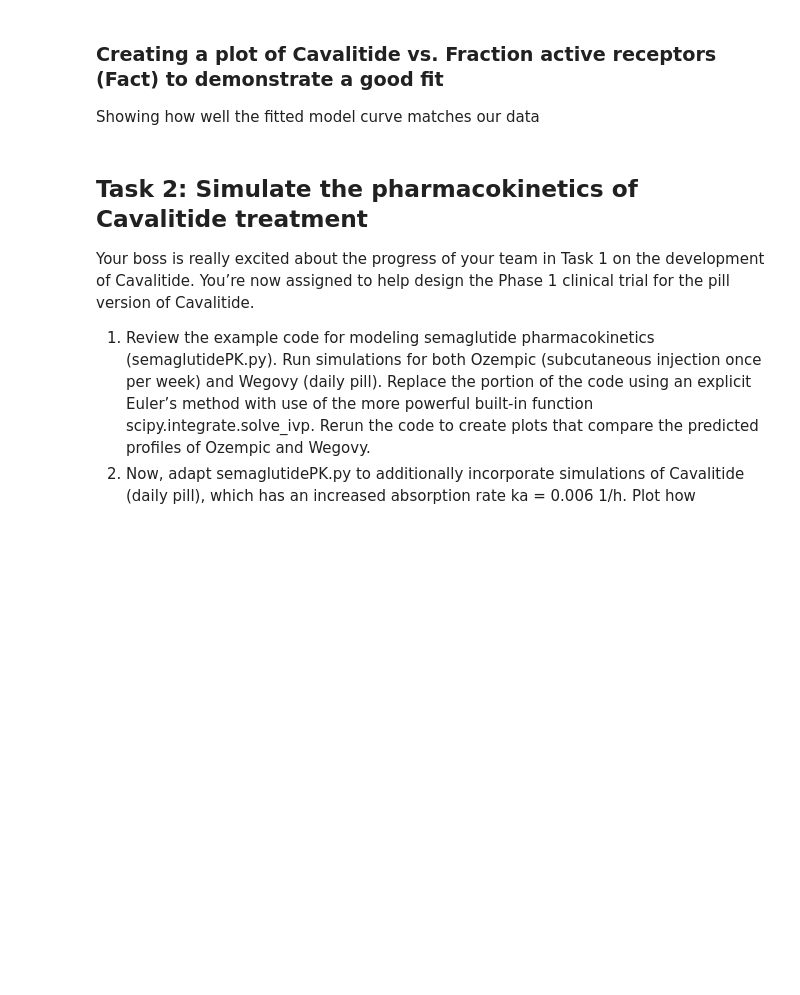
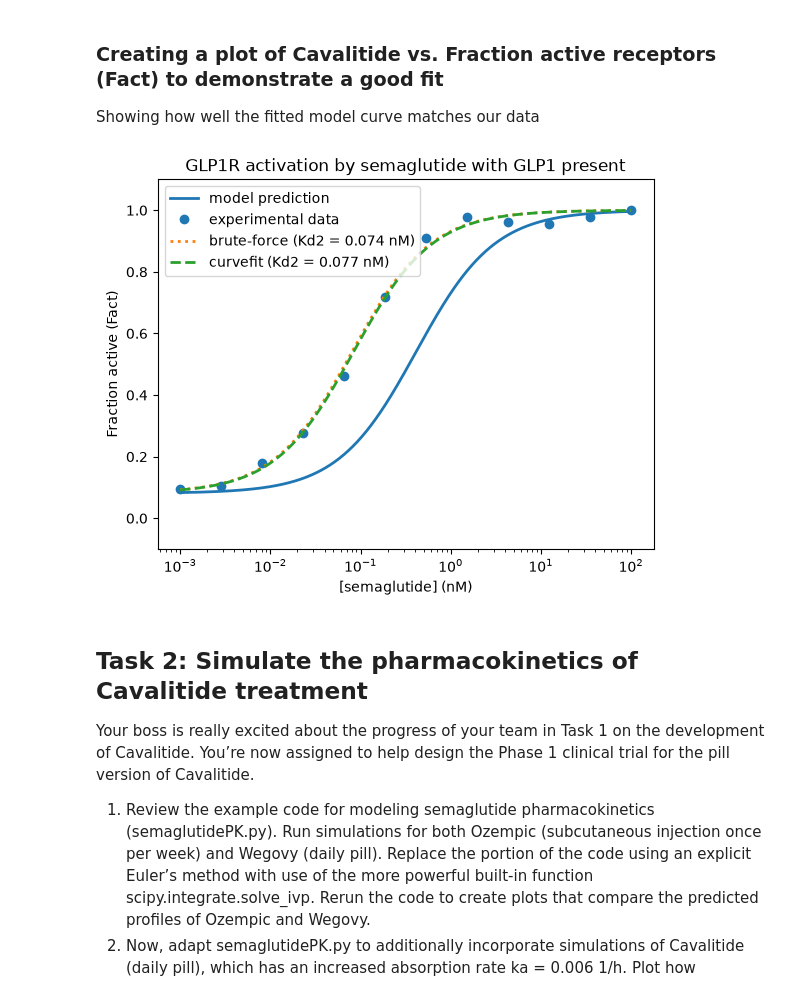
Before and after one commit to amccollbrady/bme2315_module3_pharmacology, a Jupyter notebook: Module3_Project_Final.ipynb, the cells around one changed output. Cells and saved outputs as stored; diff of their text form; code cells hidden in the pictures; blank space fills up the shorter version.

```diff
--- a/Module3_Project_Final.ipynb
+++ b/Module3_Project_Final.ipynb
@@ -70,6 +72,27 @@ print(f"Fitted Kd2 = {Kd2_fit:.3f} nM (SSE = {SSE_fit:.4f})")
 ### Creating a plot of Cavalitide vs. Fraction active receptors (Fact) to demonstrate a good fit
 
 Showing how well the fitted model curve matches our data
+# %%
+import matplotlib.pyplot as plt
+
+plt.figure()
+line, = plt.semilogx(L2, Fact(L1, L2, Kd1, Kd2), lw=2, # plot baseline model prediction curve
+                     label="model prediction")
+plt.semilogx(L2_loaded, Fact_loaded, "o", c=line.get_color(), # overlay the experimental data points
+             label="experimental data")
+plt.semilogx(L2, Fact(L1, L2, Kd1, Kd2_brute), ":", lw=2, # plot brute-force fit curve
+             label=f"brute-force (Kd2 = {Kd2_brute:.3f} nM)")
+plt.semilogx(L2, Fact(L1, L2, Kd1, Kd2_fit), "--", lw=2, # plot steepest descent fit curve
+             label=f"curvefit (Kd2 = {Kd2_fit:.3f} nM)")
+
+plt.ylim(-0.1, 1.1)
+plt.xlabel("[semaglutide] (nM)")
+plt.ylabel("Fraction active (Fact)")
+plt.title("GLP1R activation by semaglutide with GLP1 present")
+plt.legend(loc="upper left")
+plt.show()
+# %% [output]
+[figure, added]
 # %% [markdown]
 ## Task 2: Simulate the pharmacokinetics of Cavalitide treatment
 
```
Also changed, not shown: parts of 1 cell of this notebook.
